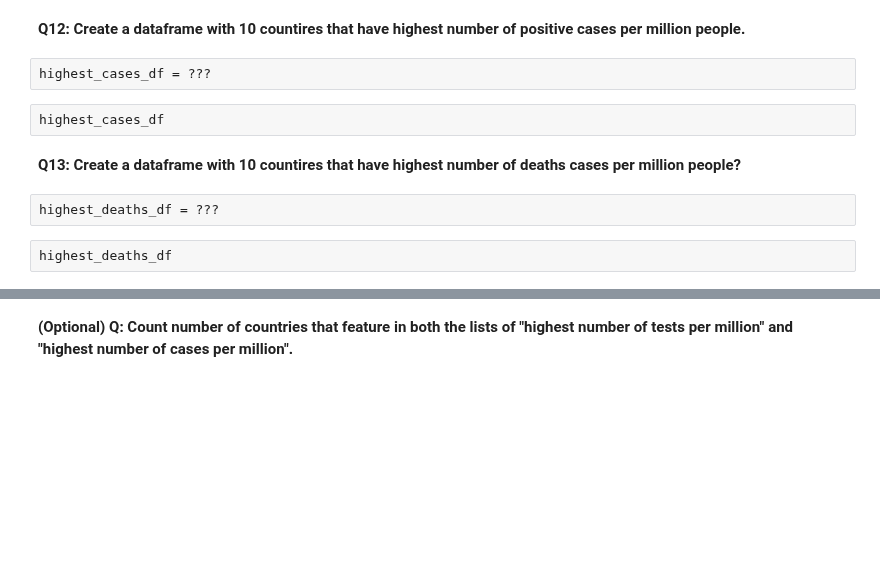
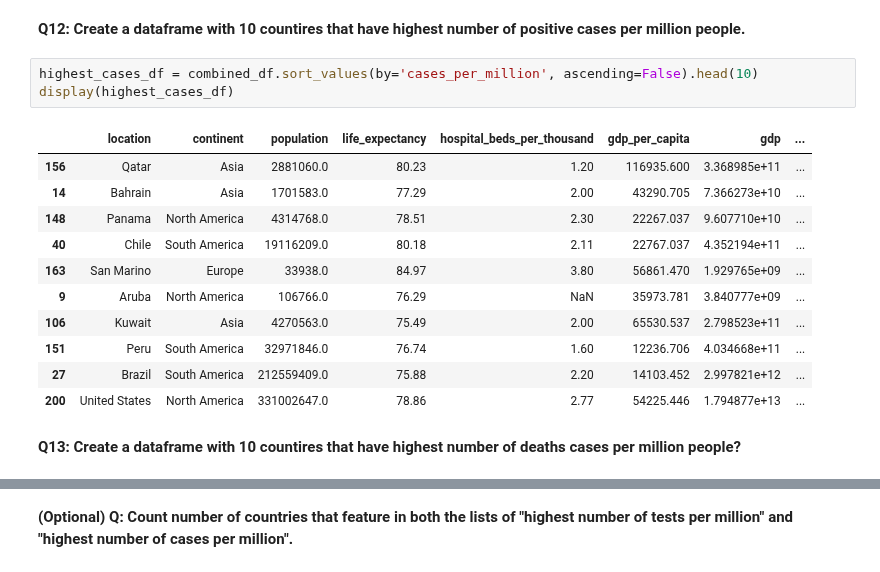
Before and after one commit to Fyn2a/test-repo, a Jupyter notebook: Assignment_Meshari.ipynb, the cells around one changed output, grey strips where cells are left out. Cells and saved outputs as stored; diff of their text form; blank space fills up the shorter version.

```diff
--- a/Assignment_Meshari.ipynb
+++ b/Assignment_Meshari.ipynb
@@ -321,13 +321,20 @@ display(highest_tests_df)
 | 9 | Australia |
 # %% [markdown]
 **Q12: Create a dataframe with 10 countires that have highest number of positive cases per million people.**
-# %%
-highest_cases_df = ???
-# %%
-highest_cases_df
+# %%
+highest_cases_df = combined_df.sort_values(by='cases_per_million', ascending=False).head(10)
+display(highest_cases_df)
+# %% [output]
+|  | location | continent | population | life_expectancy | hospital_beds_per_thousand | gdp_per_capita | gdp | ... |
+| 156 | Qatar | Asia | 2881060.0 | 80.23 | 1.20 | 116935.600 | 3.368985e+11 | ... |
+| 14 | Bahrain | Asia | 1701583.0 | 77.29 | 2.00 | 43290.705 | 7.366273e+10 | ... |
+| 148 | Panama | North America | 4314768.0 | 78.51 | 2.30 | 22267.037 | 9.607710e+10 | ... |
+| 40 | Chile | South America | 19116209.0 | 80.18 | 2.11 | 22767.037 | 4.352194e+11 | ... |
+| 163 | San Marino | Europe | 33938.0 | 84.97 | 3.80 | 56861.470 | 1.929765e+09 | ... |
+| 9 | Aruba | North America | 106766.0 | 76.29 | NaN | 35973.781 | 3.840777e+09 | ... |
+| 106 | Kuwait | Asia | 4270563.0 | 75.49 | 2.00 | 65530.537 | 2.798523e+11 | ... |
+| 151 | Peru | South America | 32971846.0 | 76.74 | 1.60 | 12236.706 | 4.034668e+11 | ... |
+| 27 | Brazil | South America | 212559409.0 | 75.88 | 2.20 | 14103.452 | 2.997821e+12 | ... |
+| 200 | United States | North America | 331002647.0 | 78.86 | 2.77 | 54225.446 | 1.794877e+13 | ... |
 # %% [markdown]
 **Q13: Create a dataframe with 10 countires that have highest number of deaths cases per million people?**
-# %%
-highest_deaths_df = ???
-# %%
-highest_deaths_df
```
Also changed, not shown: parts of 1 cell of this notebook.
